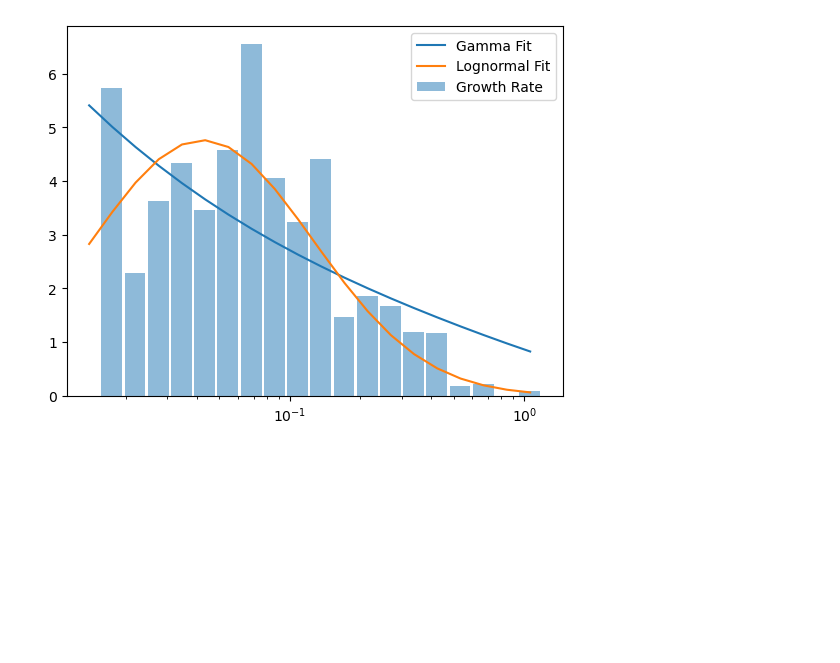
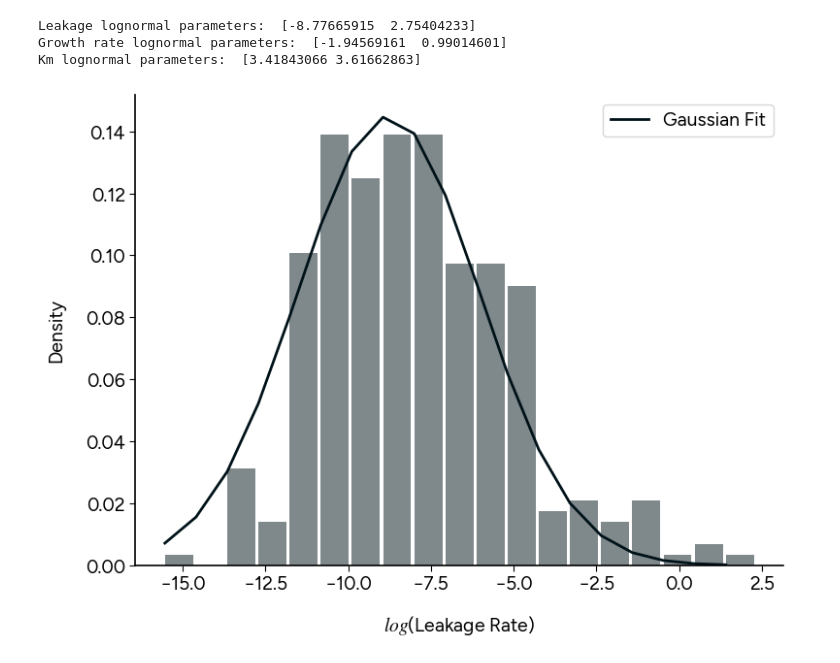
Before and after one commit to prajwalp/OE-dilutions, a Jupyter notebook: notebooks/crossfeeding_parameters_from_data.ipynb, the cells around one changed output. Saved outputs shown, nothing was run; the diff lists cells and outputs as text; code cells hidden in the pictures; blank space fills up the shorter version.

```diff
--- a/notebooks/crossfeeding_parameters_from_data.ipynb
+++ b/notebooks/crossfeeding_parameters_from_data.ipynb
@@ -4,6 +4,8 @@ import pandas as pd
 import matplotlib.pyplot as plt
 import scipy.optimize as optimize
 import scipy.special as special
+# %%
+plt.style.use("../../style1.mplstyle")
 # %%
 d_rates = pd.read_csv('../data/D_rates.csv')
 growth_params = pd.read_csv('../data/fitted_growth_parameters.csv')
@@ -14,6 +27,6 @@ filtered_growth_rates = growth_params["max_growth_rate"].dropna().to_numpy()
 # %%
 gamma_fn = lambda x,theta,k: x**(k-1)*np.exp(-theta*x) / special.gamma(k) / theta**k
-gaussian_fn = lambda x,mu,sigma: 1/np.sqrt(2*np.pi*sigma**2)*np.exp(-(x-mu)**2/2/sigma**2)
+gaussian_fn = lambda x,mu,sigma: 1/np.sqrt(2*np.pi)*np.exp(-(x-mu)**2/2/sigma**2)  /sigma
 gamma_ccdf_fn = lambda x,theta,k: 98*special.gammaincc(k,theta*x)
 
 lognormal_fn = lambda x,mu,sigma: 1/x/np.sqrt(2*np.pi*sigma**2)*np.exp(-(np.log(x)-mu)**2/2/sigma**2)
@@ -33,0 +33,7 @@ d_lognormal_fit = optimize.curve_fit(lognormal_fn, (growth_edges[:-1]+growth_edg
+# %%
+log_d_bins = np.linspace(np.log(filtered_d_rates.min()),np.log(filtered_d_rates.max()),20)
+log_d_hist,log_d_edges = np.histogram(np.log(filtered_d_rates),bins=log_d_bins,density=True)
+
+log_d_centers = (log_d_edges[1:]+log_d_edges[:-1])/2
+
+log_d_gaussian_fit = optimize.curve_fit(gaussian_fn,log_d_centers,log_d_hist,p0=[np.mean(np.log(filtered_d_rates)),np.std(np.log(filtered_d_rates))])
@@ -34,10 +54,20 @@ d_lognormal_fit = optimize.curve_fit(lognormal_fn, (growth_edges[:-1]+growth_edg
+# %%
+print("Leakage lognormal parameters: ",log_d_gaussian_fit[0])
+print("Growth rate lognormal parameters: ",log_growth_gaussian_fit[0])
+print("Km lognormal parameters: ",log_km_gaussian_fit[0])
+# %% [output]
+Leakage lognormal parameters:  [-8.77665915  2.75404233]
+Growth rate lognormal parameters:  [-1.94569161  0.99014601]
+Km lognormal parameters:  [3.41843066 3.61662863]
 # %%
-plt.bar((growth_edges[:-1]+growth_edges[1:])/2, growth_hist, width=np.diff(growth_edges), align='edge', alpha=0.5, label='Growth Rate')
-plt.plot(growth_edges, gamma_fn(growth_edges, *growth_gamma_fit[0]), label='Gamma Fit')
-plt.plot(growth_edges, lognormal_fn(growth_edges, *growth_lognormal_fit[0]), label='Lognormal Fit')
-plt.xscale('log')
+plt.bar(log_d_centers,log_d_hist, width=np.diff(log_d_edges)*0.9, align='edge', alpha=0.5)
+plt.plot(log_d_centers, gaussian_fn(log_d_centers,*log_d_gaussian_fit[0]), label='Gaussian Fit')
+
+# plt.xscale('log')
 plt.legend()
+plt.xlabel("$log$(Leakage Rate)")
+plt.ylabel("Density")
 
 plt.show()
 # %% [output]
-[figure, old version]
+[figure, new version]
```
Also changed, not shown: parts of 7 cells of this notebook, 3 other files.
